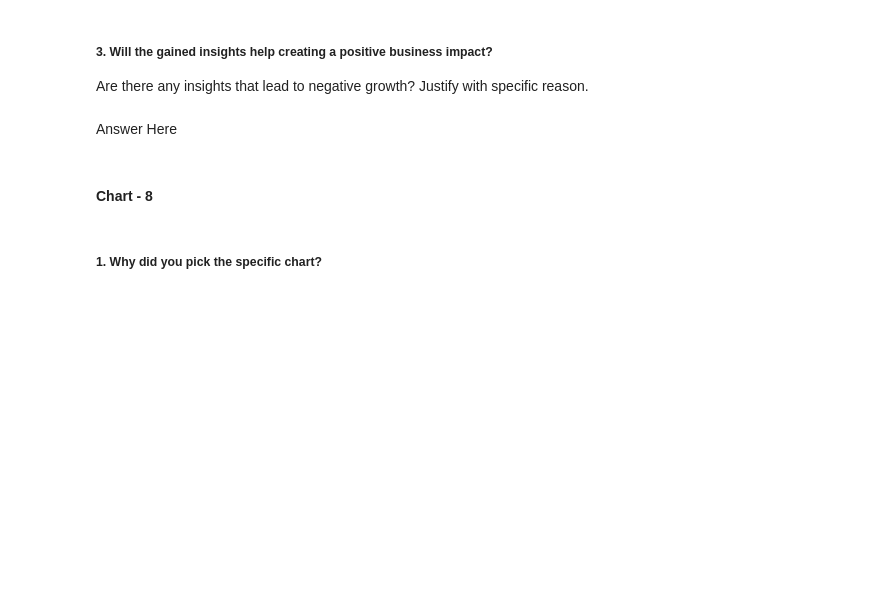
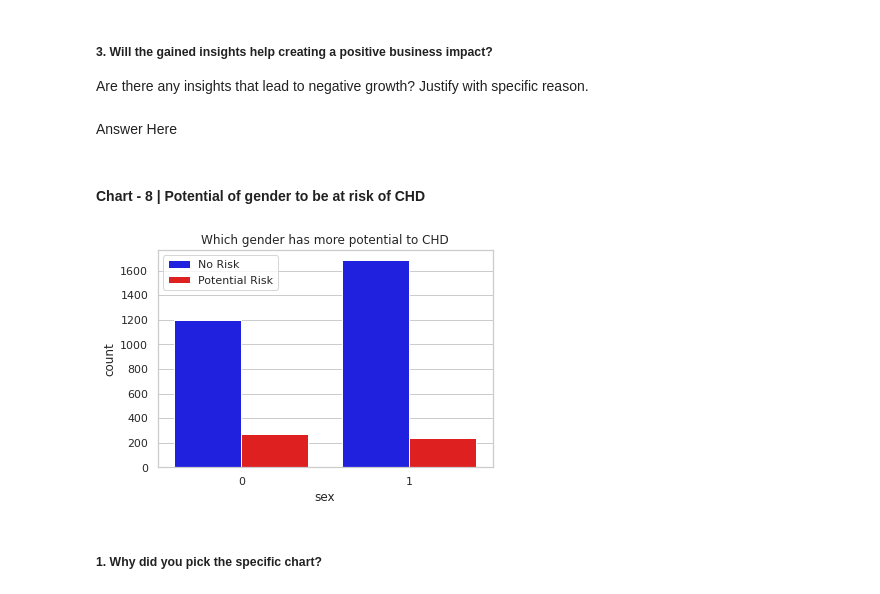
Before and after one commit to abhishekdhasmana17/Cardiovascular-Risk-Prediction, a Jupyter notebook: Cardiovascular_Risk_Prediction.ipynb, the cells around one changed output. Cells and saved outputs as stored; diff of their text form; code cells hidden in the pictures; blank space fills up the shorter version.

```diff
--- a/Cardiovascular_Risk_Prediction.ipynb
+++ b/Cardiovascular_Risk_Prediction.ipynb
@@ -531,5 +544,3 @@ Answer Here
 Are there any insights that lead to negative growth? Justify with specific reason.
 # %% [markdown]
 Answer Here
-# %% [markdown]
-#### Chart - 8
@@ -538,3 +547,14 @@ Answer Here
+# %% [markdown]
+#### Chart - 8 | Potential of gender to be at risk of CHD
+# %%
+# Chart - 8 visualization code
+my_palette = {0 : 'Blue' , 1 : 'red'}
+sns.countplot(x = data['sex'], hue = data['TenYearCHD'], palette = my_palette)
+plt.title("Which gender has more potential to CHD")
+plt.legend(['No Risk','Potential Risk'])
+plt.show()
+# %% [output]
+[figure, added]
 # %% [markdown]
 ##### 1. Why did you pick the specific chart?
 # %% [markdown]
```
Also changed, not shown: parts of 11 cells of this notebook.
